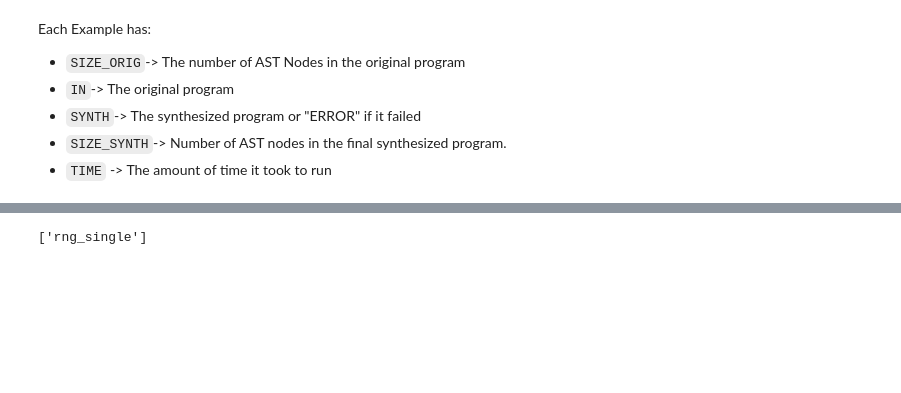
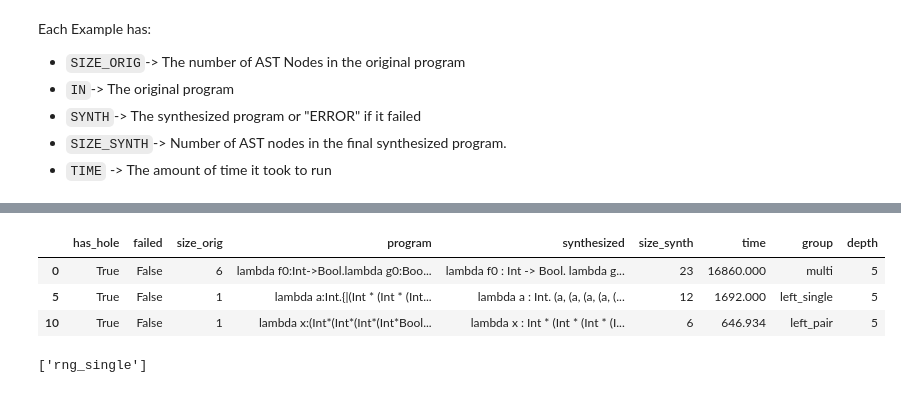
Before and after one commit to andreyyao/CS703, a Jupyter notebook: calc_results.ipynb, the cells around one changed output, grey strips where cells are left out. Saved outputs shown, nothing was run; the diff lists cells and outputs as text; code cells hidden in the pictures; blank space fills up the shorter version.

```diff
--- a/calc_results.ipynb
+++ b/calc_results.ipynb
@@ -227,3 +220,10 @@ len(res_by_prog)
+# %%
+df[df['depth']==5]
+# %% [output]
+|  | has_hole | failed | size_orig | program | synthesized | size_synth | time | group | depth |
+| 0 | True | False | 6 | lambda f0:Int->Bool.lambda g0:Boo... | lambda f0 : Int -> Bool. lambda g... | 23 | 16860.000 | multi | 5 |
+| 5 | True | False | 1 | lambda a:Int.{|(Int * (Int * (Int... | lambda a : Int. (a, (a, (a, (a, (... | 12 | 1692.000 | left_single | 5 |
+| 10 | True | False | 1 | lambda x:(Int*(Int*(Int*(Int*Bool... | lambda x : Int * (Int * (Int * (I... | 6 | 646.934 | left_pair | 5 |
 # %%
 prog_to_group[r['program'].replace(' ','')]
 # %% [output]
```
Also changed, not shown: parts of 7 cells of this notebook, 2 other files.
